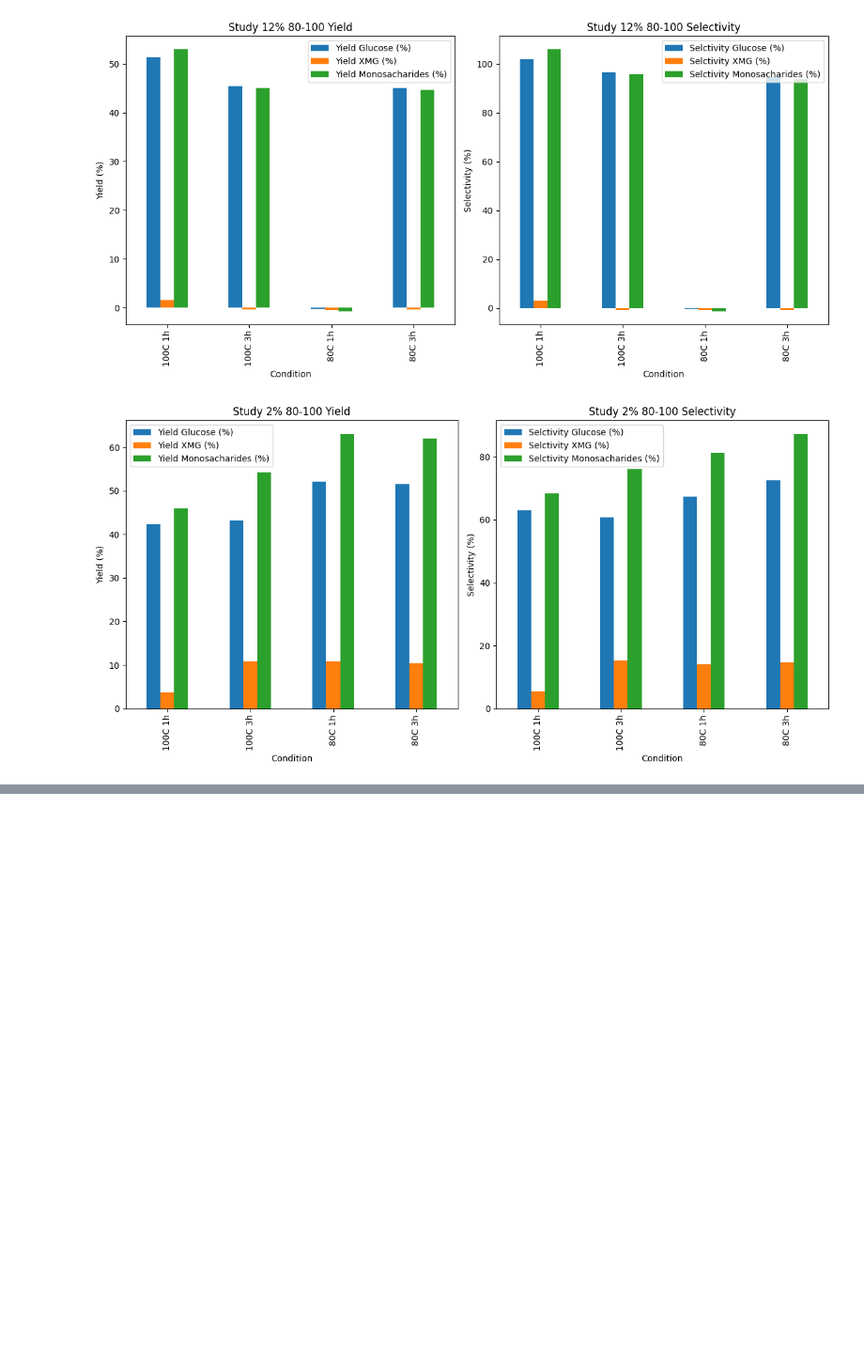
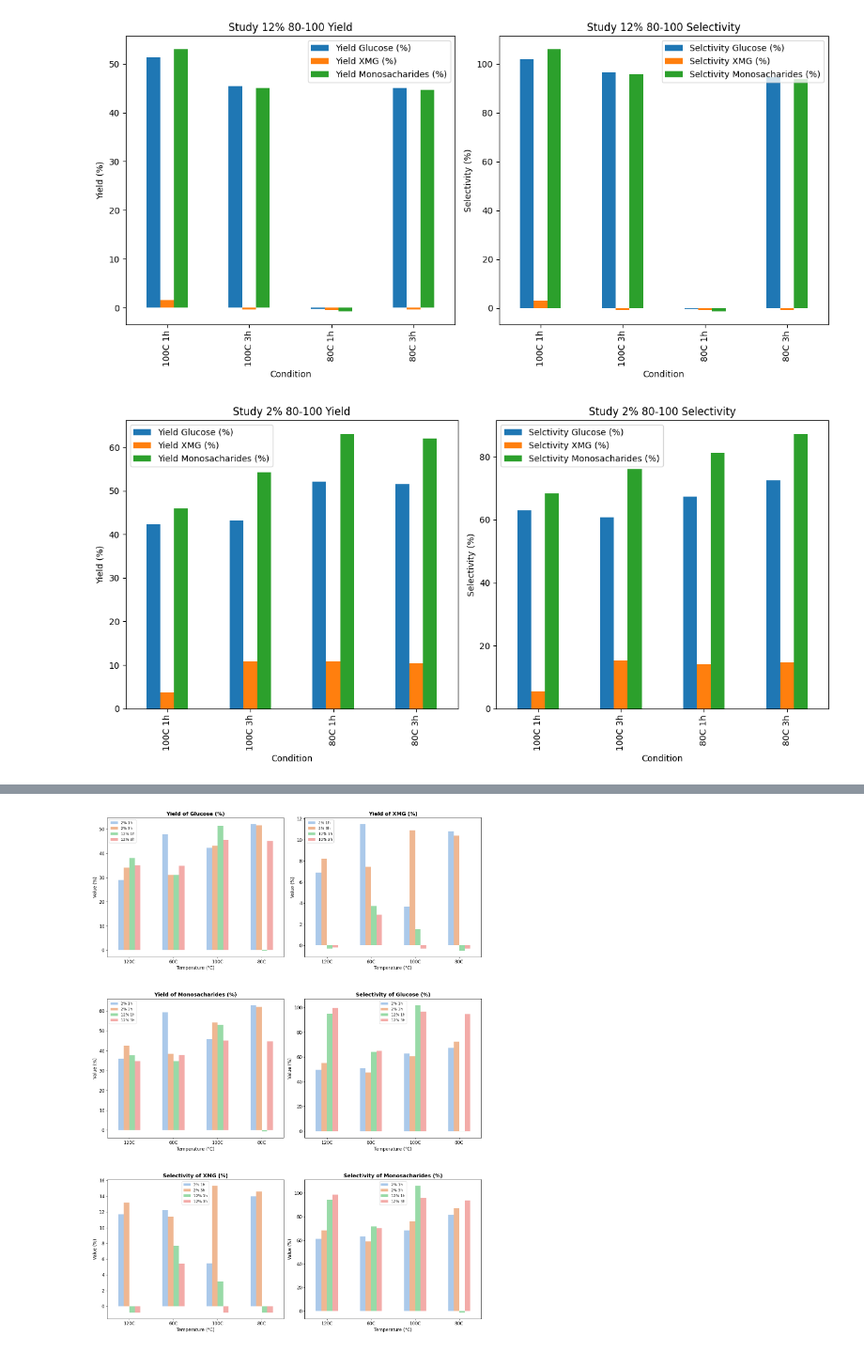
Before and after one commit to OlofssonFredrik/Pretreatment, a Jupyter notebook: calculations.ipynb, the cells around one changed output, grey strips where cells are left out. Shown: that part at 94% size. Drawn from its saved outputs; the diff is of its cells as text; code cells hidden in the pictures; blank space fills up the shorter version.

```diff
--- a/calculations.ipynb
+++ b/calculations.ipynb
@@ -542,0 +583,63 @@ KeyError: "The following 'id_vars' are not present in the DataFrame: ['Temperatu
+# %%
+import pandas as pd
+import matplotlib.pyplot as plt
+import seaborn as sns
+
+# Your data
+# ...
+
+# Create DataFrames and add columns for the study conditions
+
+df1 = pd.DataFrame(data1)
+df1['Temperature (Celcius)'] = ['120C', '120C', '60C', '60C']
+df1['NaOH and Duration'] = ['2% 1h', '2% 3h', '2% 1h', '2% 3h']
+
+df2 = pd.DataFrame(data2)
+df2['Temperature (Celcius)'] = ['120C', '120C', '60C', '60C']
+df2['NaOH and Duration'] = ['12% 1h', '12% 3h', '12% 1h', '12% 3h']
+
+df3 = pd.DataFrame(data3)
+df3['Temperature (Celcius)'] = ['100C', '100C', '80C', '80C']
+df3['NaOH and Duration'] = ['12% 1h', '12% 3h', '12% 1h', '12% 3h']
+
+df4 = pd.DataFrame(data4)
+df4['Temperature (Celcius)'] = ['100C', '100C', '80C', '80C']
+df4['NaOH and Duration'] = ['2% 1h', '2% 3h', '2% 1h', '2% 3h']
+
+# Combine all the dataframes into one
+df = pd.concat([df1, df2, df3, df4])
+
+# Melt the DataFrame to have only one value column
+df_melted = df.melt(id_vars=['Temperature (Celcius)', 'NaOH and Duration'])
+
+# Separate dataframes for each plot
+yield_glucose_df = df_melted[df_melted['variable'] == 'Yield Glucose (%)']
+yield_xmg_df = df_melted[df_melted['variable'] == 'Yield XMG (%)']
+yield_monosacharides_df = df_melted[df_melted['variable'] == 'Yield Monosacharides (%)']
+selectivity_glucose_df = df_melted[df_melted['variable'] == 'Selctivity Glucose (%)']
+selectivity_xmg_df = df_melted[df_melted['variable'] == 'Selctivity XMG (%)']
+selectivity_monosacharides_df = df_melted[df_melted['variable'] == 'Selctivity Monosacharides (%)']
+
+dataframes = [yield_glucose_df, yield_xmg_df, yield_monosacharides_df, selectivity_glucose_df, selectivity_xmg_df, selectivity_monosacharides_df]
+titles = ['Yield of Glucose (%)', 'Yield of XMG (%)', 'Yield of Monosacharides (%)', 'Selectivity of Glucose (%)', 'Selectivity of XMG (%)', 'Selectivity of Monosacharides (%)']
+
+temperature_order = ['60C', '80C', '100C', '120C']
+
+# Create a figure with 6 subplots (3 rows, 2 columns)
+fig, axs = plt.subplots(3, 2, figsize=(15,20))
+
+palette = sns.color_palette("pastel")
+
+for ax, df, title in zip(axs.flatten(), dataframes, titles):
+    sns.barplot(data=df, x='Temperature (Celcius)', y='value', hue='NaOH and Duration', ci=None, ax=ax, width=0.5, palette=palette, order=temperature_order)
+    ax.set_title(title, fontsize=14, fontweight='bold')
+    ax.set_xlabel('Temperature (°C)', fontsize=12)
+    ax.set_ylabel('Value (%)', fontsize=12)
+    ax.tick_params(labelsize=12)
+    ax.legend(loc='best')
+
+# Improve the layout
+plt.tight_layout()
+plt.subplots_adjust(hspace=0.3)
+plt.show()
+# %% [output]
@@ -542,0 +663 @@ KeyError: "The following 'id_vars' are not present in the DataFrame: ['Temperatu
+[figure, added]
```
Also changed, not shown: parts of 3 cells of this notebook, 1 other file.
